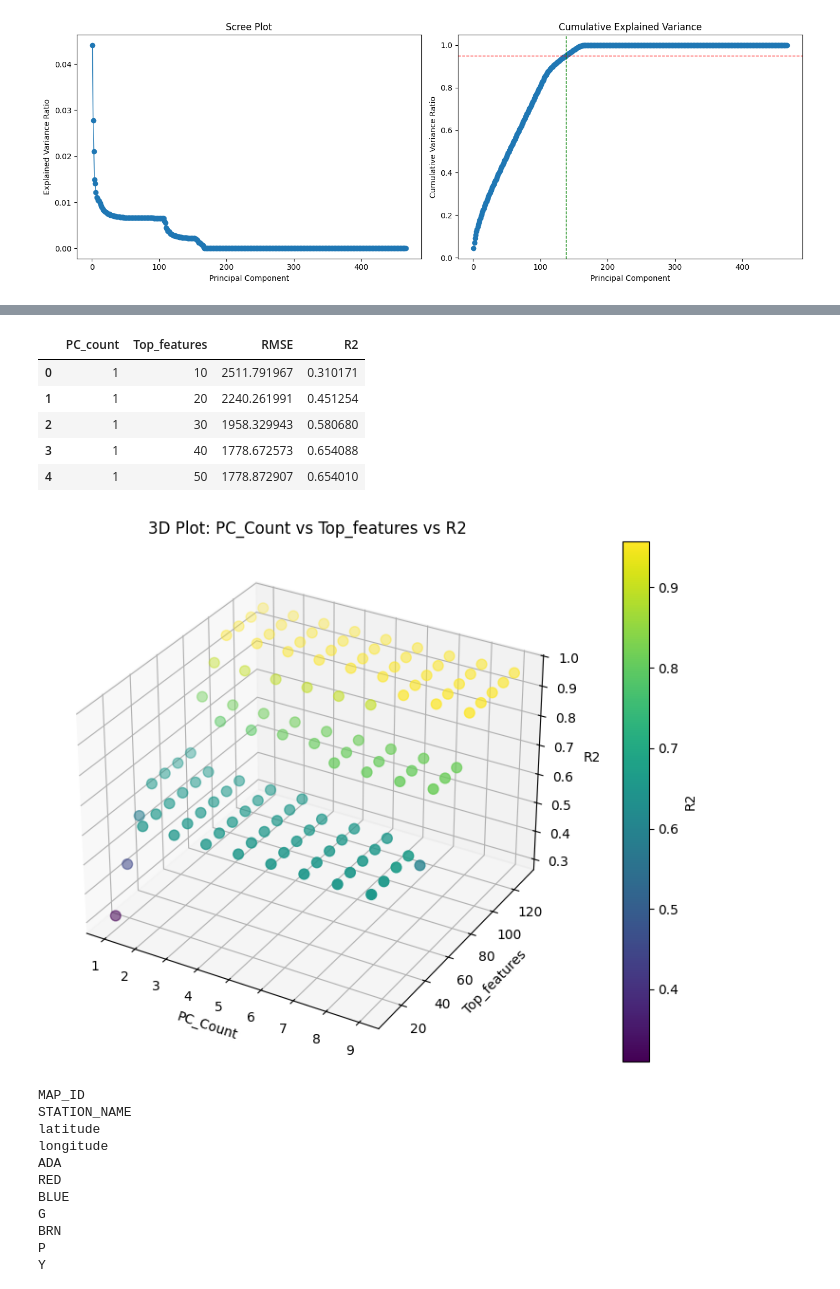
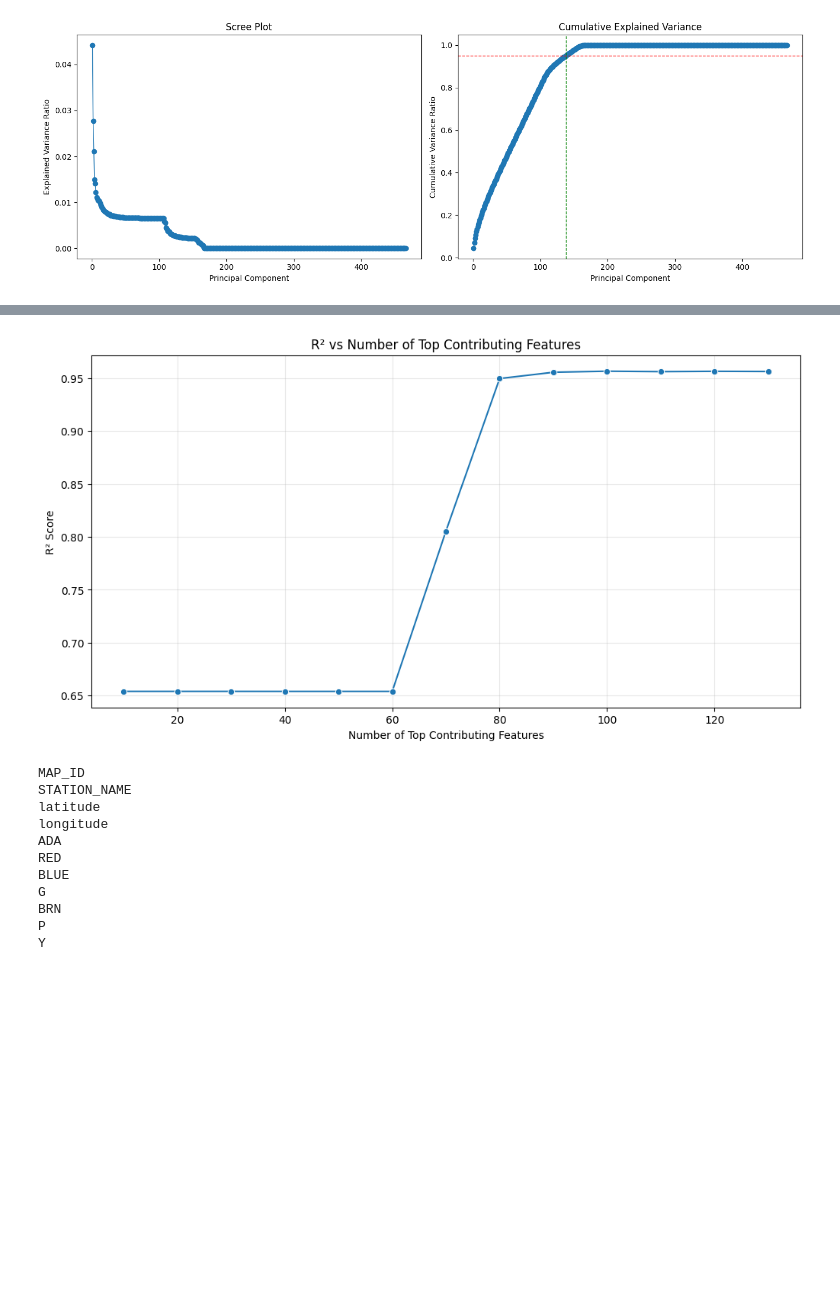
Before and after one commit to azcao95/cta-ridership-w2026-mads-milestone-2, a Jupyter notebook: ridership.ipynb, the cells around one changed output, grey strips where cells are left out. Drawn from its saved outputs; the diff is of its cells as text; code cells hidden in the pictures; blank space fills up the shorter version.

```diff
--- a/ridership.ipynb
+++ b/ridership.ipynb
@@ -998,38 +1167,14 @@ PCs: 9, Top N: 130 => RMSE: 622.02, R²: 0.9562
 # %%
-pca_plot_df = pd.DataFrame(plot_data)
-display(pca_plot_df.head())
-# Ensure expected column names (handles both dict-based and tuple-based plot_data)
-if not {'PC_count', 'Top_features', 'R2'}.issubset(pca_plot_df.columns):
-    pca_plot_df = pca_plot_df.rename(columns={0: 'PC_count', 1: 'Top_features', 2: 'RMSE', 3: 'R2'})
-
-fig = plt.figure(figsize=(12, 6))
-ax = fig.add_subplot(111, projection='3d')
-
-sc = ax.scatter(
-    pca_plot_df['PC_count'],
-    pca_plot_df['Top_features'],
-    pca_plot_df['R2'],
-    c=pca_plot_df['R2'],
-    cmap='viridis',
-    s=60
-)
-
-ax.set_xlabel('PC_Count')
-ax.set_ylabel('Top_features')
-ax.set_zlabel('R2')
-ax.set_title('3D Plot: PC_Count vs Top_features vs R2')
-fig.colorbar(sc, ax=ax, label='R2')
-
-plt.tight_layout()
+plot_df = pd.DataFrame(plot_data)
+plt.figure(figsize=(12, 6))
+sns.lineplot(data=plot_df, x='Top_features', y='R2', marker='o')
+plt.title('R² vs Number of Top Contributing Features within First 4 PCs')
+plt.xlabel('Number of Top Contributing Features')
+plt.ylabel('R² Score')
+plt.grid(alpha=0.3)
 plt.show()
 # %% [output]
-|  | PC_count | Top_features | RMSE | R2 |
-| 0 | 1 | 10 | 2511.791967 | 0.310171 |
-| 1 | 1 | 20 | 2240.261991 | 0.451254 |
-| 2 | 1 | 30 | 1958.329943 | 0.580680 |
-| 3 | 1 | 40 | 1778.672573 | 0.654088 |
-| 4 | 1 | 50 | 1778.872907 | 0.654010 |
-[figure, old version]
+[figure, new version]
 # %%
 start_year = 2018
 end_year = pd.Timestamp.today().year
```
Also changed, not shown: parts of 10 cells of this notebook.
